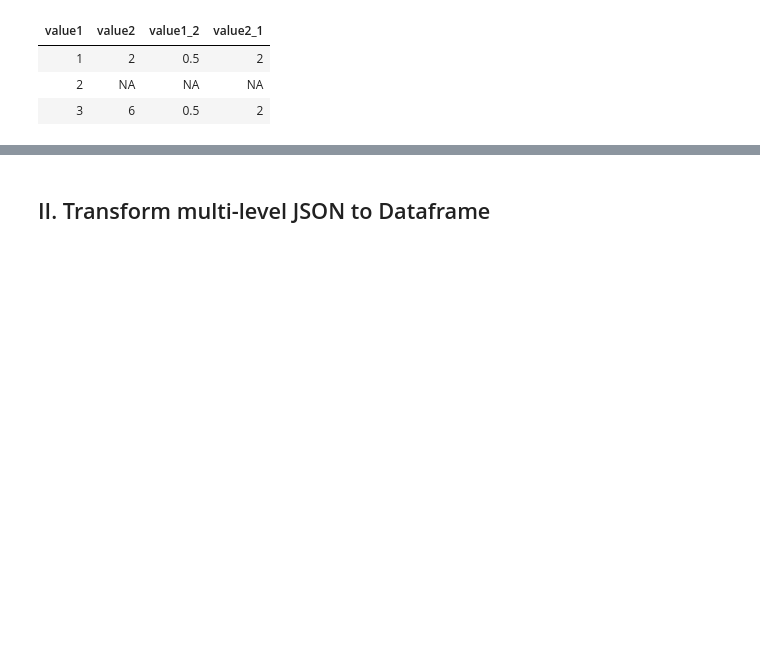
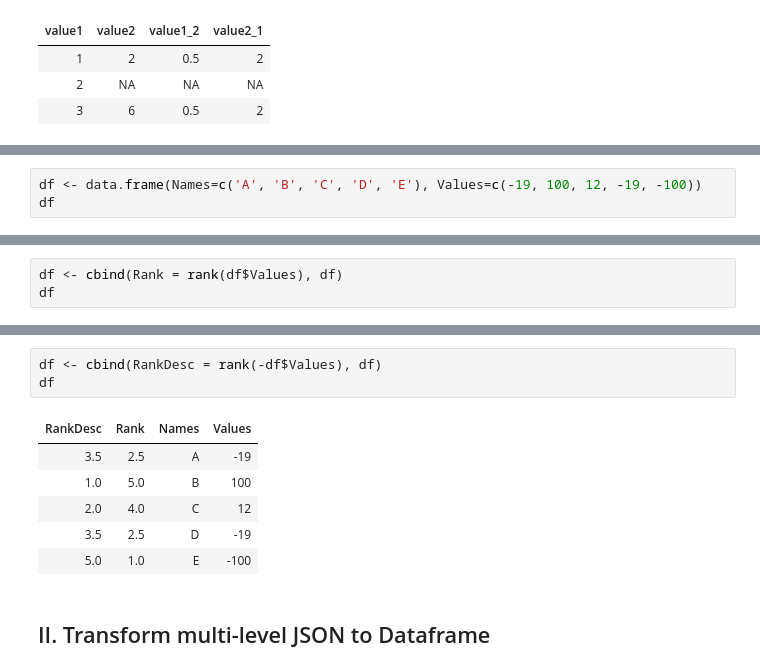
Before and after one commit to tuantla80/R-Shiny-Apps, a Jupyter notebook: R_Examples/Dataframe.ipynb, the cells around one changed output, grey strips where cells are left out. Drawn from its saved outputs; the diff is of its cells as text; blank space fills up the shorter version.

```diff
--- a/R_Examples/Dataframe.ipynb
+++ b/R_Examples/Dataframe.ipynb
@@ -347,0 +405,3 @@ df1
+# %%
+df <- data.frame(Names=c('A', 'B', 'C', 'D', 'E'), Values=c(-19, 100, 12, -19, -100))
+df
@@ -347,0 +415,3 @@ df1
+# %%
+df <- cbind(Rank = rank(df$Values), df)
+df
@@ -348,3 +425,13 @@ df1
+# %%
+df <- cbind(RankDesc = rank(-df$Values), df)
+df
+# %% [output]
+| RankDesc | Rank | Names | Values |
+| 3.5 | 2.5 | A | -19 |
+| 1.0 | 5.0 | B | 100 |
+| 2.0 | 4.0 | C | 12 |
+| 3.5 | 2.5 | D | -19 |
+| 5.0 | 1.0 | E | -100 |
 # %% [markdown]
 ## II. Transform multi-level JSON to Dataframe
 # %% [markdown]
```
Also changed, not shown: parts of 16 cells of this notebook.
